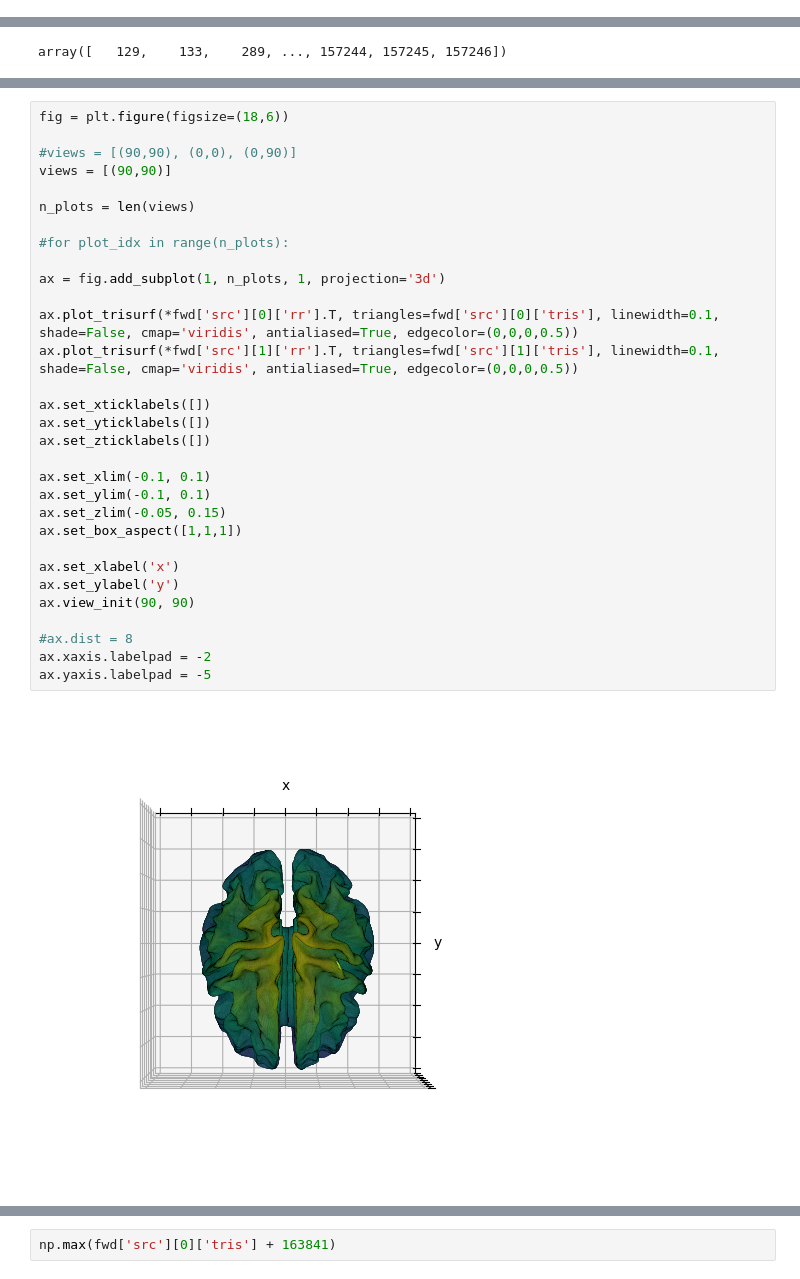
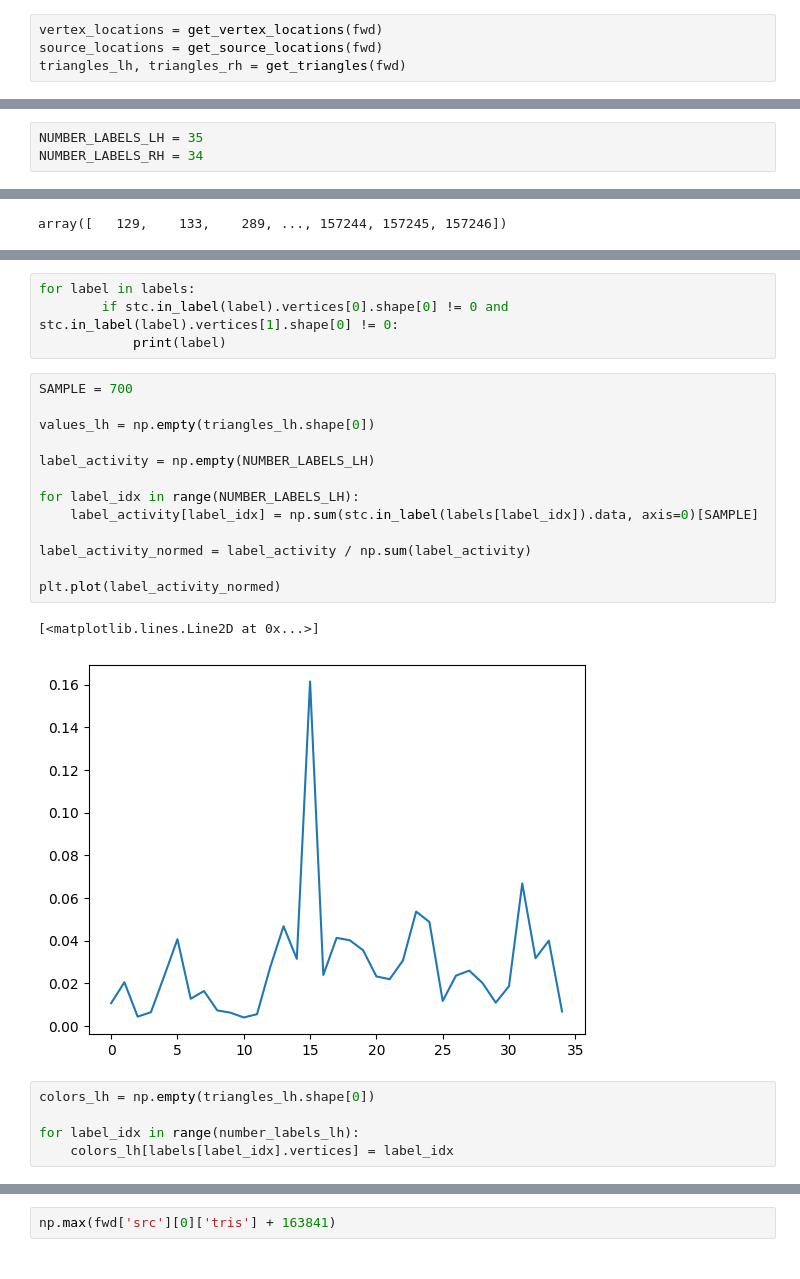
Before and after one commit to gjoelbye/TCAV-BENDR, a Jupyter notebook: notebooks/notebook-mnebrain.ipynb, the cells around one changed output, grey strips where cells are left out. Drawn from its saved outputs; the diff is of its cells as text.

```diff
--- a/notebooks/notebook-mnebrain.ipynb
+++ b/notebooks/notebook-mnebrain.ipynb
@@ -155,0 +136,4 @@ Reading labels from parcellation...
+# %%
+vertex_locations = get_vertex_locations(fwd)
+source_locations = get_source_locations(fwd)
+triangles_lh, triangles_rh = get_triangles(fwd)
@@ -165,0 +193,3 @@ np.sum(stc.data, axis)
+# %%
+NUMBER_LABELS_LH = 35
+NUMBER_LABELS_RH = 34
@@ -176,33 +216,25 @@ print(source_locations.shape)
-# %%
-fig = plt.figure(figsize=(18,6))
-
-#views = [(90,90), (0,0), (0,90)]
-views = [(90,90)]
-
-n_plots = len(views)
-
-#for plot_idx in range(n_plots):
-
-ax = fig.add_subplot(1, n_plots, 1, projection='3d')
-
-ax.plot_trisurf(*fwd['src'][0]['rr'].T, triangles=fwd['src'][0]['tris'], linewidth=0.1, shade=False, cmap='viridis', antialiased=True, edgecolor=(0,0,0,0.5))
-ax.plot_trisurf(*fwd['src'][1]['rr'].T, triangles=fwd['src'][1]['tris'], linewidth=0.1, shade=False, cmap='viridis', antialiased=True, edgecolor=(0,0,0,0.5))
-
-ax.set_xticklabels([])
-ax.set_yticklabels([])
-ax.set_zticklabels([])
-
-ax.set_xlim(-0.1, 0.1)
-ax.set_ylim(-0.1, 0.1)
-ax.set_zlim(-0.05, 0.15)
-ax.set_box_aspect([1,1,1])
-
-ax.set_xlabel('x')
-ax.set_ylabel('y')
-ax.view_init(90, 90)
-
-#ax.dist = 8
-ax.xaxis.labelpad = -2
-ax.yaxis.labelpad = -5
-# %% [output]
-[figure, removed]
+# %%
+for label in labels:
+        if stc.in_label(label).vertices[0].shape[0] != 0 and stc.in_label(label).vertices[1].shape[0] != 0:
+            print(label)
+# %%
+SAMPLE = 700
+
+values_lh = np.empty(triangles_lh.shape[0])
+
+label_activity = np.empty(NUMBER_LABELS_LH)
+
+for label_idx in range(NUMBER_LABELS_LH):
+    label_activity[label_idx] = np.sum(stc.in_label(labels[label_idx]).data, axis=0)[SAMPLE]
+
+label_activity_normed = label_activity / np.sum(label_activity)
+
+plt.plot(label_activity_normed)
+# %% [output]
+[<matplotlib.lines.Line2D at 0x...>]
+[figure, added]
+# %%
+colors_lh = np.empty(triangles_lh.shape[0])
+
+for label_idx in range(number_labels_lh):
+    colors_lh[labels[label_idx].vertices] = label_idx
```
Also changed, not shown: parts of 32 cells of this notebook.
